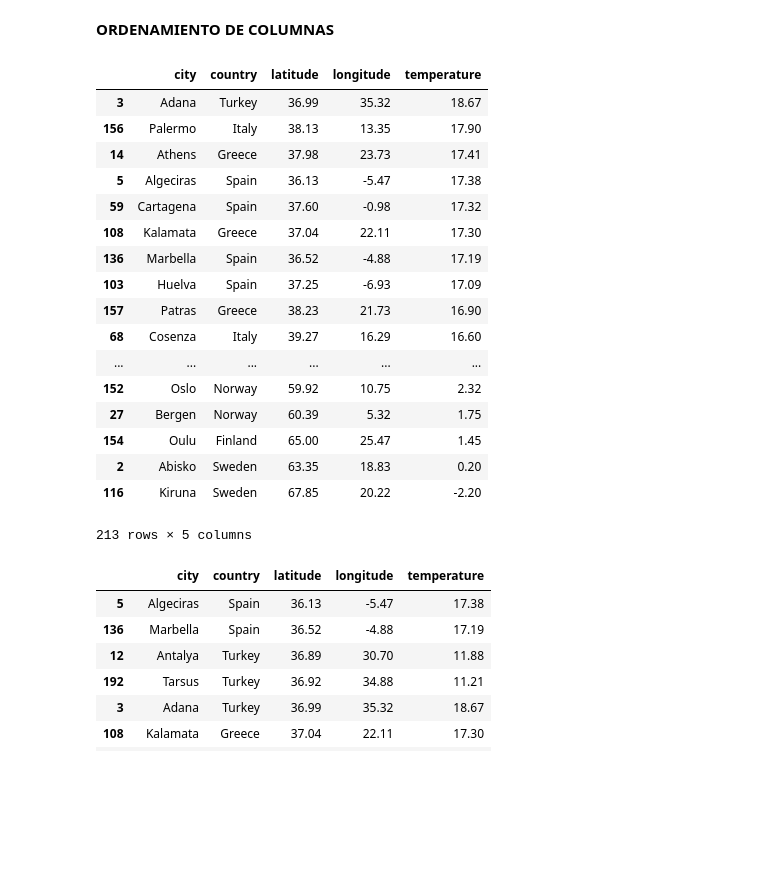
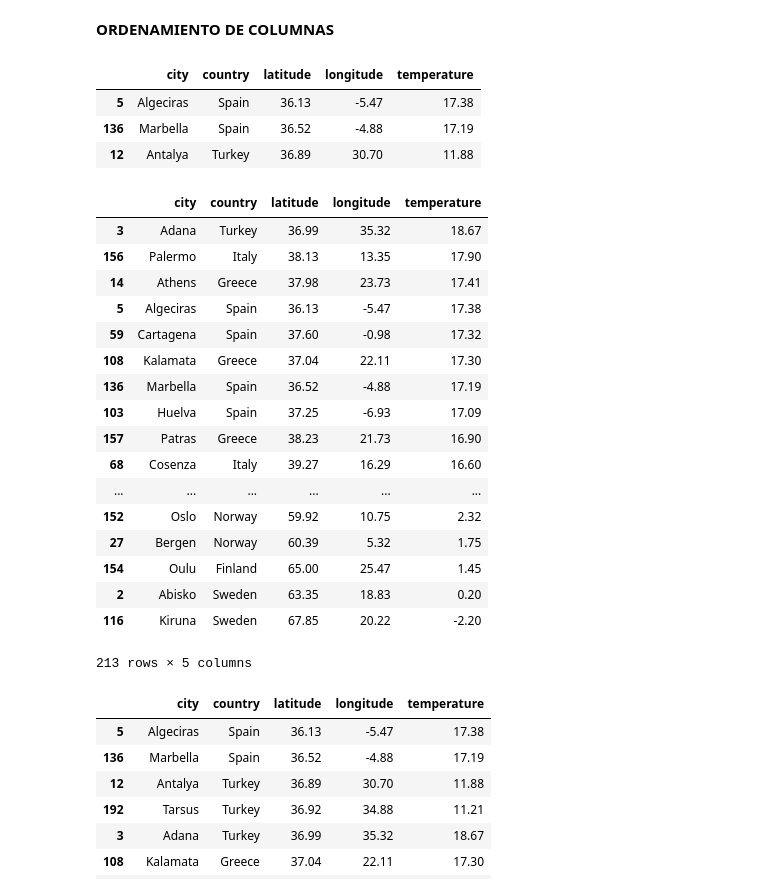
Before and after one commit to Ricardomanuel1/UTEC_MACHINE-LEARNING, a Jupyter notebook: Modulo1_Python_Data_Science/PythonPandas.ipynb, the cells around one changed output. Drawn from its saved outputs; the diff is of its cells as text; code cells hidden in the pictures; blank space fills up the shorter version.

```diff
--- a/Modulo1_Python_Data_Science/PythonPandas.ipynb
+++ b/Modulo1_Python_Data_Science/PythonPandas.ipynb
@@ -83,26 +71,33 @@ cities.tail(5)#Permite conocer las ultmas filas
 # %% [markdown]
 **ORDENAMIENTO DE COLUMNAS**
 # %%
-cities.sort_values(['temperature'],ascending=False)
+cities.sort_values(['latitude'],ascending=True).head(3)
 # %% [output]
 |  | city | country | latitude | longitude | temperature |
-| 3 | Adana | Turkey | 36.99 | 35.32 | 18.67 |
-| 156 | Palermo | Italy | 38.13 | 13.35 | 17.90 |
-| 14 | Athens | Greece | 37.98 | 23.73 | 17.41 |
 | 5 | Algeciras | Spain | 36.13 | -5.47 | 17.38 |
-| 59 | Cartagena | Spain | 37.60 | -0.98 | 17.32 |
-| 108 | Kalamata | Greece | 37.04 | 22.11 | 17.30 |
 | 136 | Marbella | Spain | 36.52 | -4.88 | 17.19 |
-| 103 | Huelva | Spain | 37.25 | -6.93 | 17.09 |
-| 157 | Patras | Greece | 38.23 | 21.73 | 16.90 |
-| 68 | Cosenza | Italy | 39.27 | 16.29 | 16.60 |
-| ... | ... | ... | ... | ... | ... |
-| 152 | Oslo | Norway | 59.92 | 10.75 | 2.32 |
-| 27 | Bergen | Norway | 60.39 | 5.32 | 1.75 |
-| 154 | Oulu | Finland | 65.00 | 25.47 | 1.45 |
-| 2 | Abisko | Sweden | 63.35 | 18.83 | 0.20 |
-| 116 | Kiruna | Sweden | 67.85 | 20.22 | -2.20 |
+| 12 | Antalya | Turkey | 36.89 | 30.70 | 11.88 |
-213 rows × 5 columns
+# %%
+cities.sort_values(['temperature'],ascending=False)#ordena un data frame considerando la columna temperatura  en forma descendente
+# %% [output]
+|  | city | country | latitude | longitude | temperature |
+| 3 | Adana | Turkey | 36.99 | 35.32 | 18.67 |
+| 156 | Palermo | Italy | 38.13 | 13.35 | 17.90 |
+| 14 | Athens | Greece | 37.98 | 23.73 | 17.41 |
+| 5 | Algeciras | Spain | 36.13 | -5.47 | 17.38 |
+| 59 | Cartagena | Spain | 37.60 | -0.98 | 17.32 |
+| 108 | Kalamata | Greece | 37.04 | 22.11 | 17.30 |
+| 136 | Marbella | Spain | 36.52 | -4.88 | 17.19 |
+| 103 | Huelva | Spain | 37.25 | -6.93 | 17.09 |
+| 157 | Patras | Greece | 38.23 | 21.73 | 16.90 |
+| 68 | Cosenza | Italy | 39.27 | 16.29 | 16.60 |
+| ... | ... | ... | ... | ... | ... |
+| 152 | Oslo | Norway | 59.92 | 10.75 | 2.32 |
+| 27 | Bergen | Norway | 60.39 | 5.32 | 1.75 |
+| 154 | Oulu | Finland | 65.00 | 25.47 | 1.45 |
+| 2 | Abisko | Sweden | 63.35 | 18.83 | 0.20 |
+| 116 | Kiruna | Sweden | 67.85 | 20.22 | -2.20 |
+213 rows × 5 columns
 # %%
 cities.sort_values(["latitude"],ascending=True)
 # %% [output]
```
Also changed, not shown: parts of 59 cells of this notebook.
